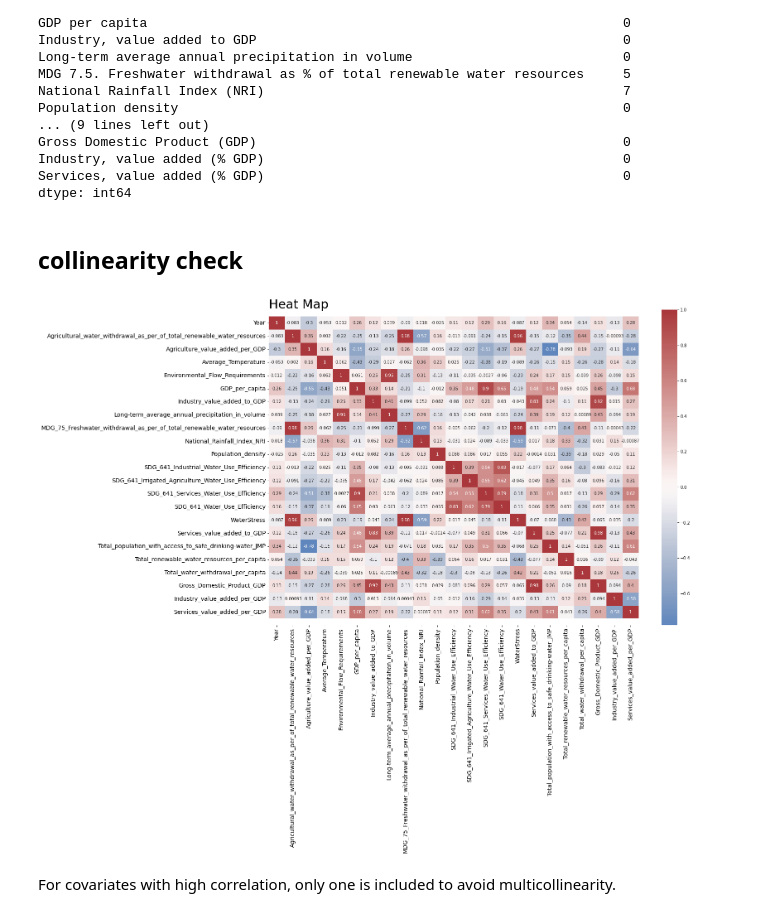
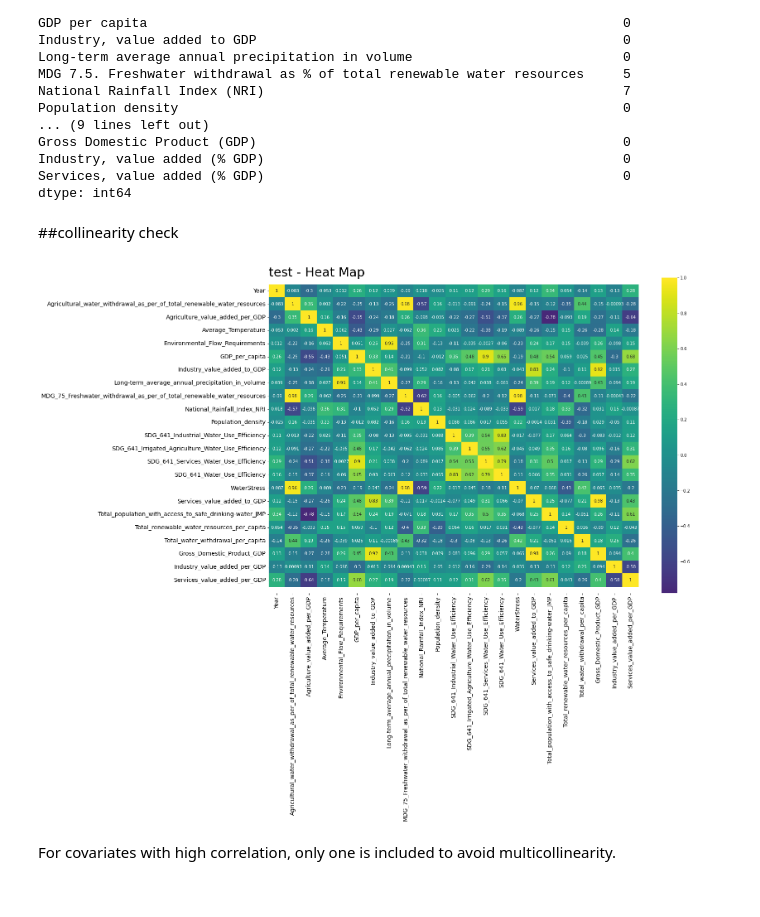
Before and after one commit to karlpolak/MDA-project, a Jupyter notebook: 4 mixed model.ipynb, the cells around one changed output. Drawn from its saved outputs; the diff is of its cells as text; code cells hidden in the pictures.

```diff
--- a/4 mixed model.ipynb
+++ b/4 mixed model.ipynb
@@ -110,18 +110,18 @@ df.columns = df.columns.str.replace(' ', '_')
 # %%
 df['Year']=df['Year']-1992
 # %% [markdown]
-## collinearity check
+##collinearity check
 # %%
 plt.figure(figsize=(20,14))
-ax = sns.heatmap(df.corr(), cmap='vlag', center=0, annot=True)
+ax = sns.heatmap(df.corr(), cmap='viridis', center=0, annot=True)
 bottom, top = ax.get_ylim()
-plt.text(0,-0.6, "Heat Map", fontsize = 30, color='Black', fontstyle='normal')
+plt.text(0,-0.6, "test - Heat Map", fontsize = 30, color='Black', fontstyle='normal')
 ax.set_ylim(bottom + 0.5, top - 0.5)
 plt.yticks(rotation=0, fontsize=14)
 plt.xticks(rotation=90, fontsize=14)
 plt.show()
 # %% [output]
-[figure, old version]
+[figure, new version]
 # %% [markdown]
  For covariates with high correlation, only one is included to avoid multicollinearity.
 # %%
```
Also changed, not shown: parts of 6 cells of this notebook.
